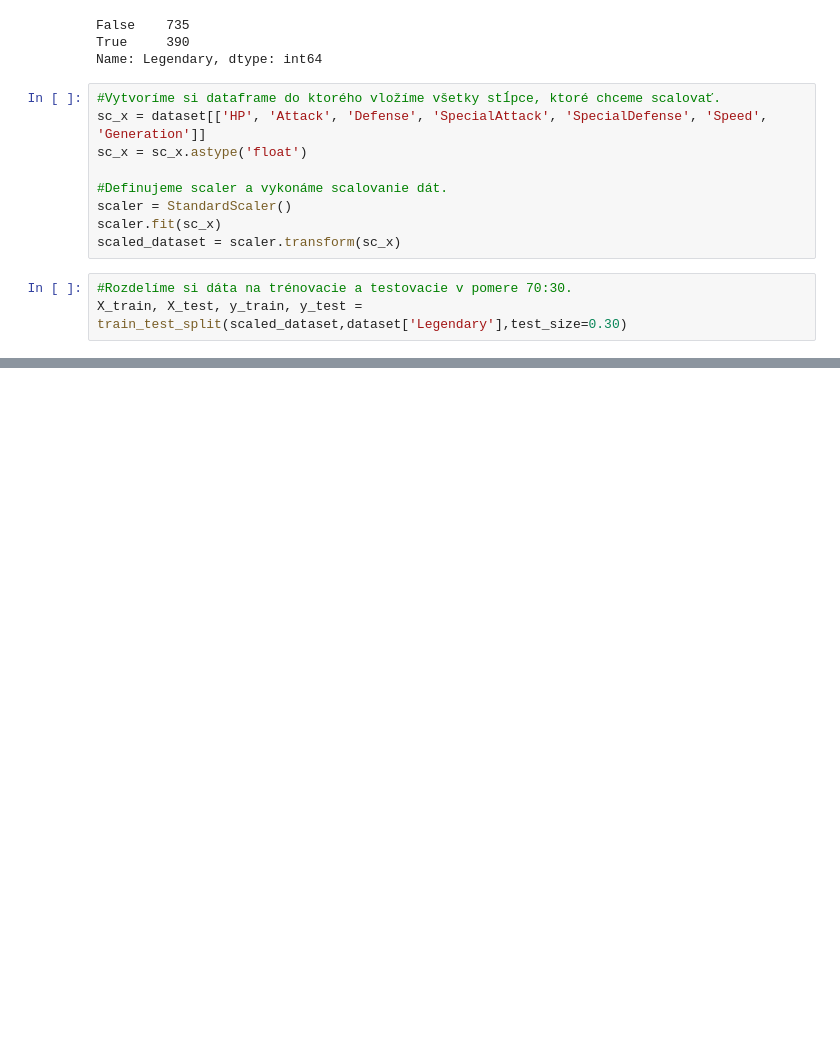
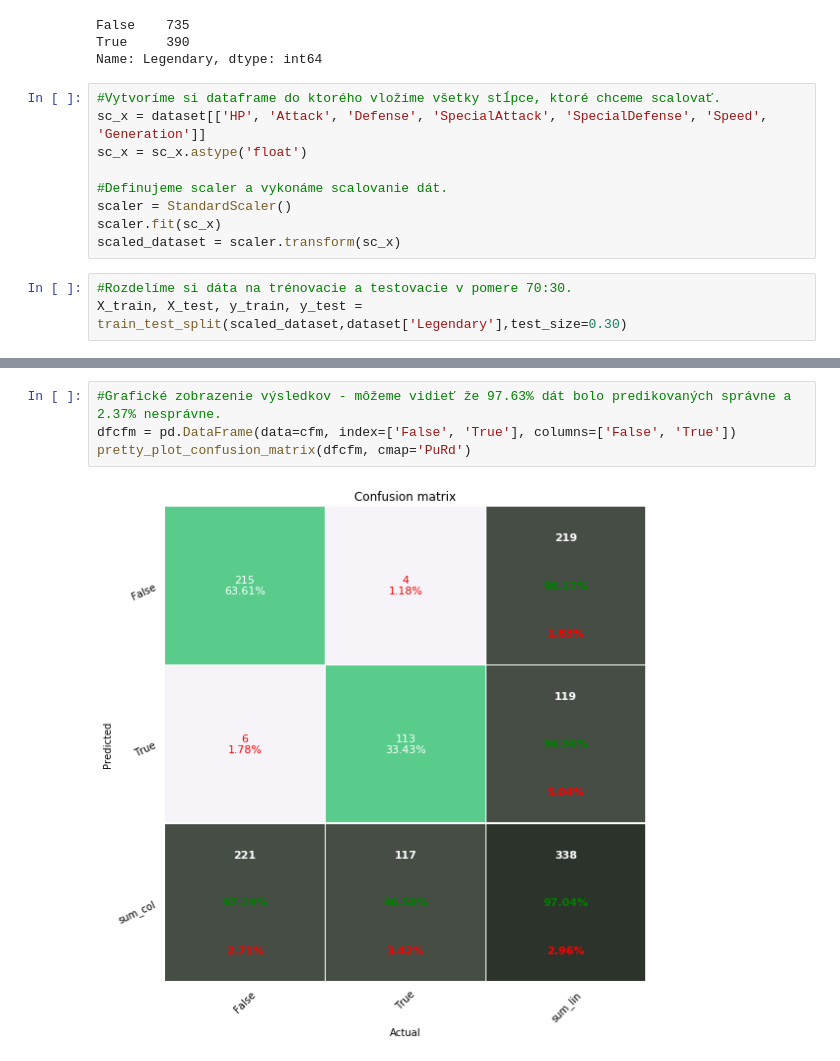
Before and after one commit to DuS4NN/Orlicek_NS2019, a Jupyter notebook: Projekt.ipynb, the cells around one changed output, grey strips where cells are left out. Drawn from its saved outputs; the diff is of its cells as text; blank space fills up the shorter version.

```diff
--- a/Projekt.ipynb
+++ b/Projekt.ipynb
@@ -122 +141,7 @@ print(classification_report(y_test,prediction))
 weighted avg       0.97      0.97      0.97       338
+# %%
+#Grafické zobrazenie výsledkov - môžeme vidieť že 97.63% dát bolo predikovaných správne a 2.37% nesprávne.
+dfcfm = pd.DataFrame(data=cfm, index=['False', 'True'], columns=['False', 'True'])
+pretty_plot_confusion_matrix(dfcfm, cmap='PuRd')
+# %% [output]
+[figure, added]
```
Also changed, not shown: parts of 11 cells of this notebook.
